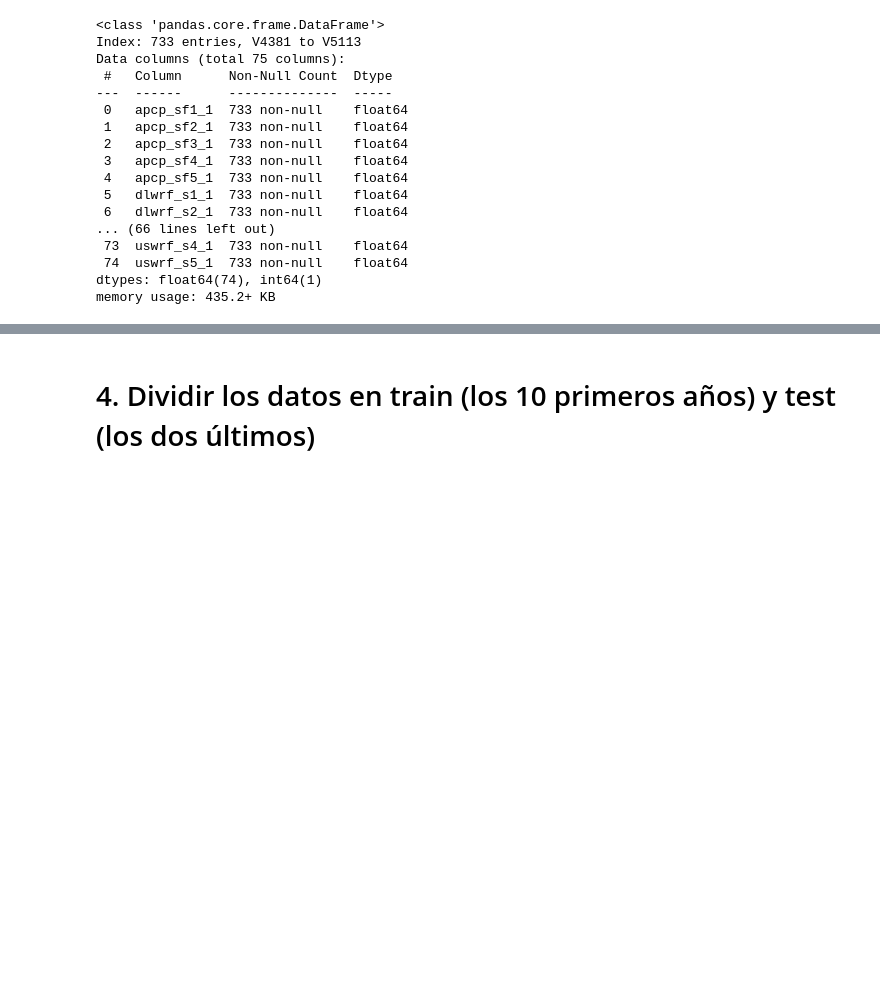
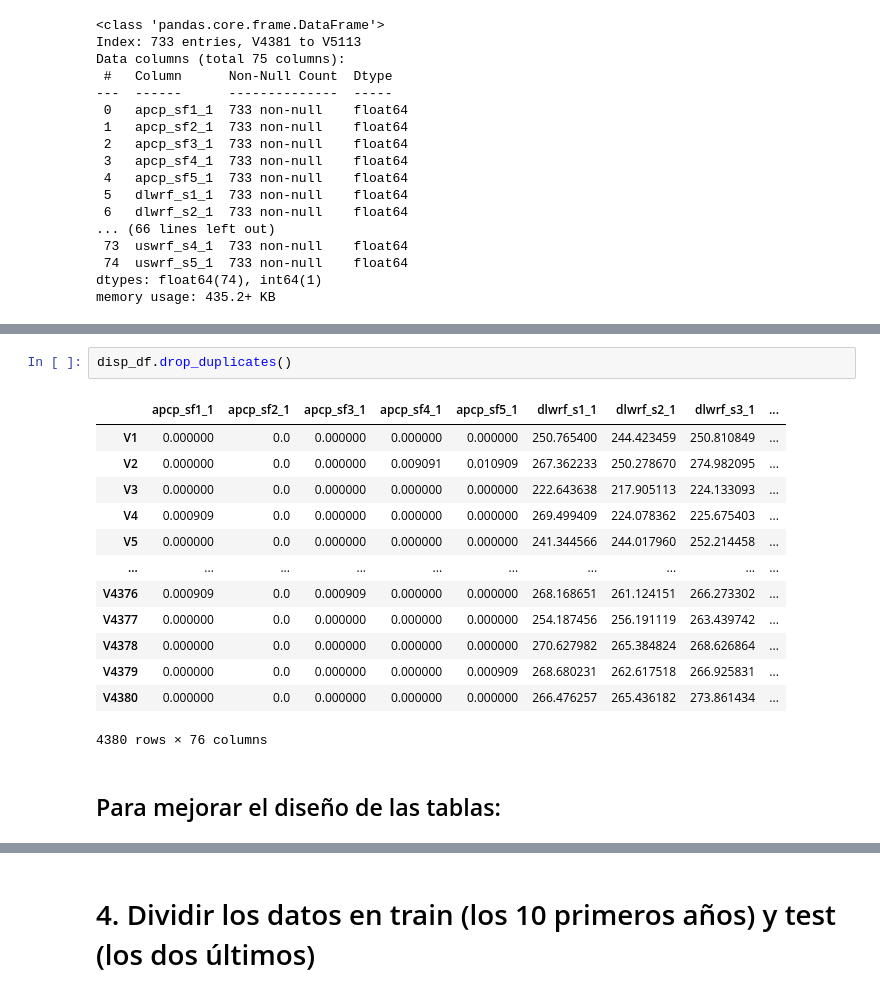
Before and after one commit to Natalia409634/Grupo7-practica1-ML, a Jupyter notebook: Copy_of_parte1.ipynb, the cells around one changed output, grey strips where cells are left out. Saved outputs shown, nothing was run; the diff lists cells and outputs as text; blank space fills up the shorter version.

```diff
--- a/Copy_of_parte1.ipynb
+++ b/Copy_of_parte1.ipynb
@@ -105,0 +117,18 @@ memory usage: 435.2+ KB
+# %%
+disp_df.drop_duplicates()
+# %% [output]
+|  | apcp_sf1_1 | apcp_sf2_1 | apcp_sf3_1 | apcp_sf4_1 | apcp_sf5_1 | dlwrf_s1_1 | dlwrf_s2_1 | dlwrf_s3_1 | ... |
+| V1 | 0.000000 | 0.0 | 0.000000 | 0.000000 | 0.000000 | 250.765400 | 244.423459 | 250.810849 | ... |
+| V2 | 0.000000 | 0.0 | 0.000000 | 0.009091 | 0.010909 | 267.362233 | 250.278670 | 274.982095 | ... |
+| V3 | 0.000000 | 0.0 | 0.000000 | 0.000000 | 0.000000 | 222.643638 | 217.905113 | 224.133093 | ... |
+| V4 | 0.000909 | 0.0 | 0.000000 | 0.000000 | 0.000000 | 269.499409 | 224.078362 | 225.675403 | ... |
+| V5 | 0.000000 | 0.0 | 0.000000 | 0.000000 | 0.000000 | 241.344566 | 244.017960 | 252.214458 | ... |
+| ... | ... | ... | ... | ... | ... | ... | ... | ... | ... |
+| V4376 | 0.000909 | 0.0 | 0.000909 | 0.000000 | 0.000000 | 268.168651 | 261.124151 | 266.273302 | ... |
+| V4377 | 0.000000 | 0.0 | 0.000000 | 0.000000 | 0.000000 | 254.187456 | 256.191119 | 263.439742 | ... |
+| V4378 | 0.000000 | 0.0 | 0.000000 | 0.000000 | 0.000000 | 270.627982 | 265.384824 | 268.626864 | ... |
+| V4379 | 0.000000 | 0.0 | 0.000000 | 0.000000 | 0.000909 | 268.680231 | 262.617518 | 266.925831 | ... |
+| V4380 | 0.000000 | 0.0 | 0.000000 | 0.000000 | 0.000000 | 266.476257 | 265.436182 | 273.861434 | ... |
+4380 rows × 76 columns
+# %% [markdown]
+## Para mejorar el diseño de las tablas:
```
Also changed, not shown: parts of 42 cells of this notebook.
